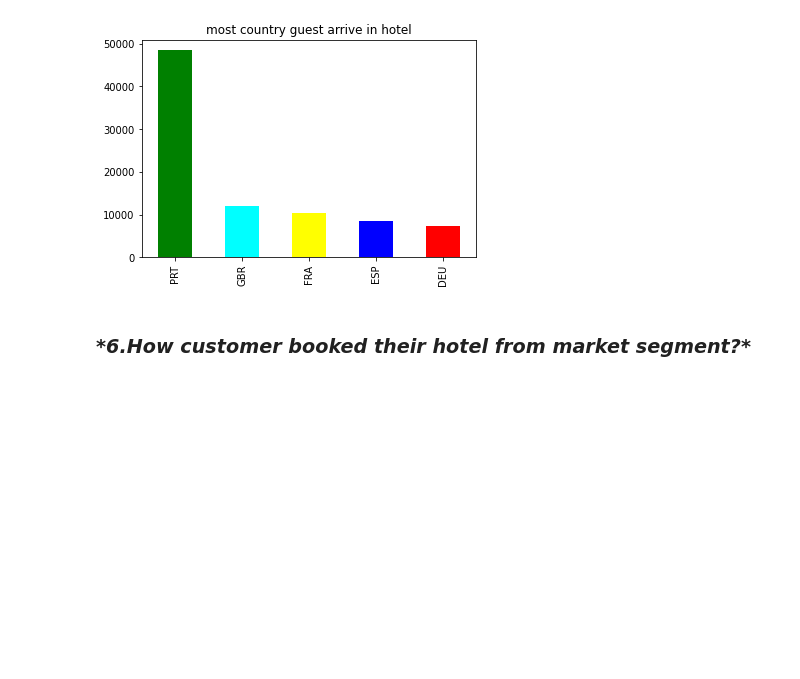
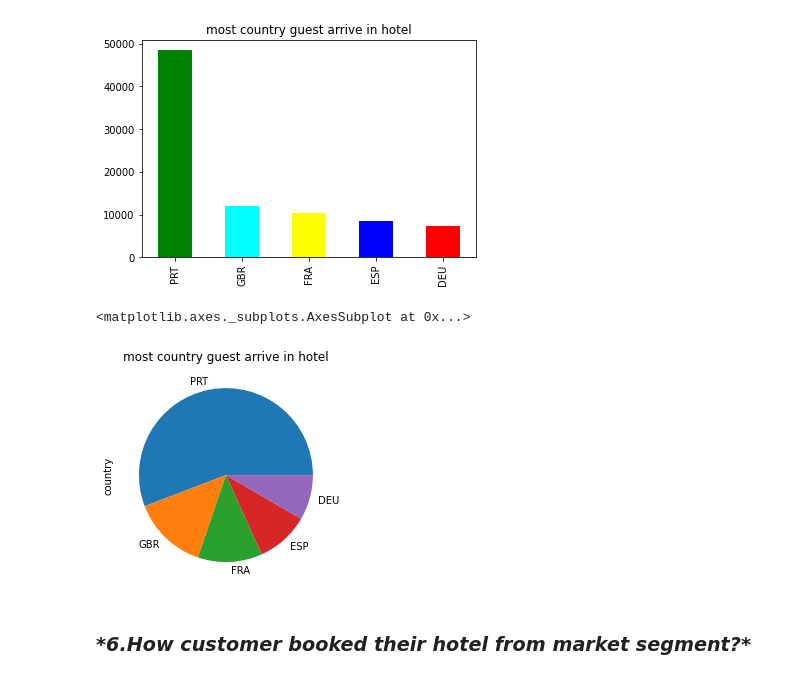
Before and after one commit to MAHEND-VERMA/Exploratory-Data-Analysis-, a Jupyter notebook: MAHEND_VERMA_Hotel_booking.ipynb, the cells around one changed output. Cells and saved outputs as stored; diff of their text form; code cells hidden in the pictures; blank space fills up the shorter version.

```diff
--- a/MAHEND_VERMA_Hotel_booking.ipynb
+++ b/MAHEND_VERMA_Hotel_booking.ipynb
@@ -174,6 +180,12 @@ x.plot(kind='bar',title='most country guest arrive in hotel',color=[ 'green','cy
 # %% [output]
 <matplotlib.axes._subplots.AxesSubplot at 0x...>
 [figure]
+# %%
+x= df['country'].value_counts()[:5]
+x.plot(kind='pie',title='most country guest arrive in hotel')
+# %% [output]
+<matplotlib.axes._subplots.AxesSubplot at 0x...>
+[figure, added]
 # %% [markdown]
 ### \**6.How customer booked their hotel from market segment?**
 # %%
```
Also changed, not shown: parts of 3 cells of this notebook.
